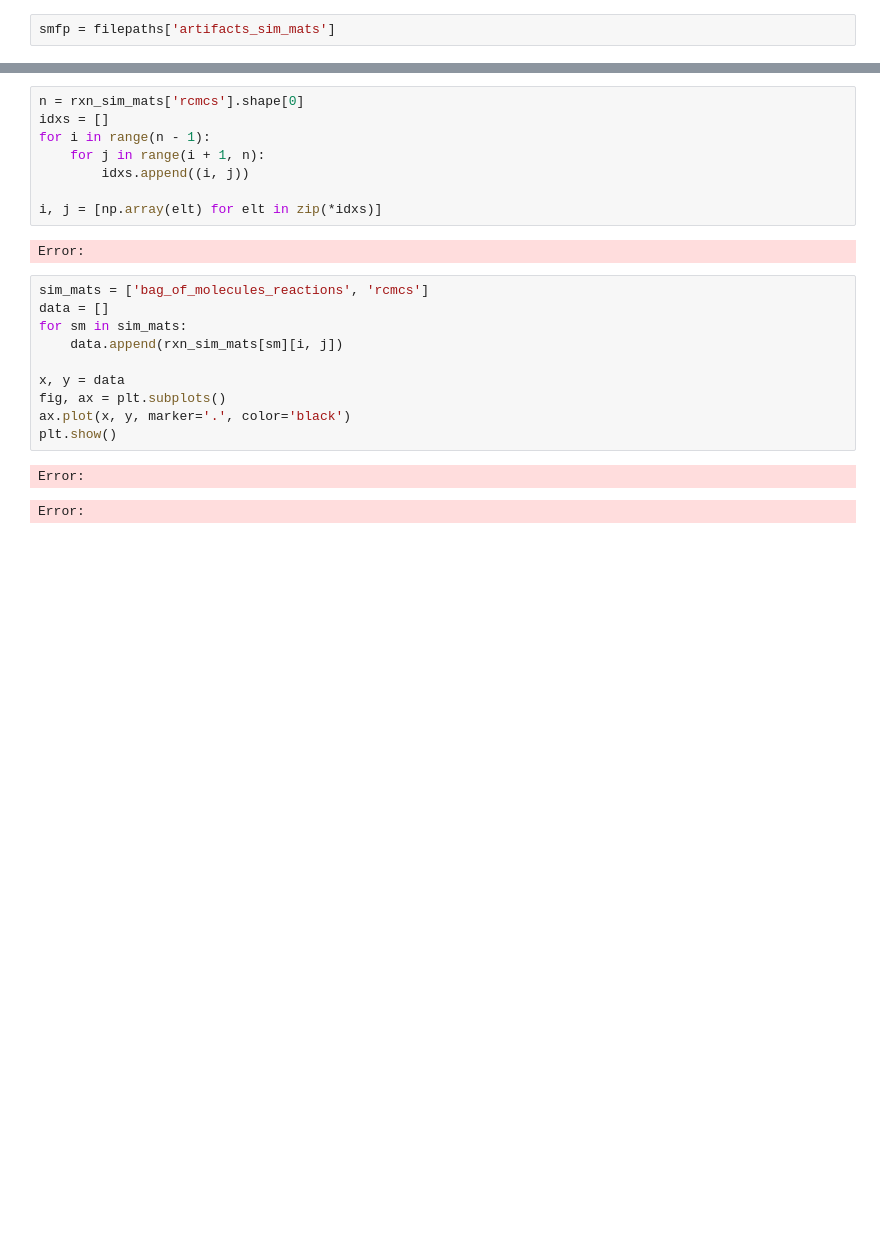
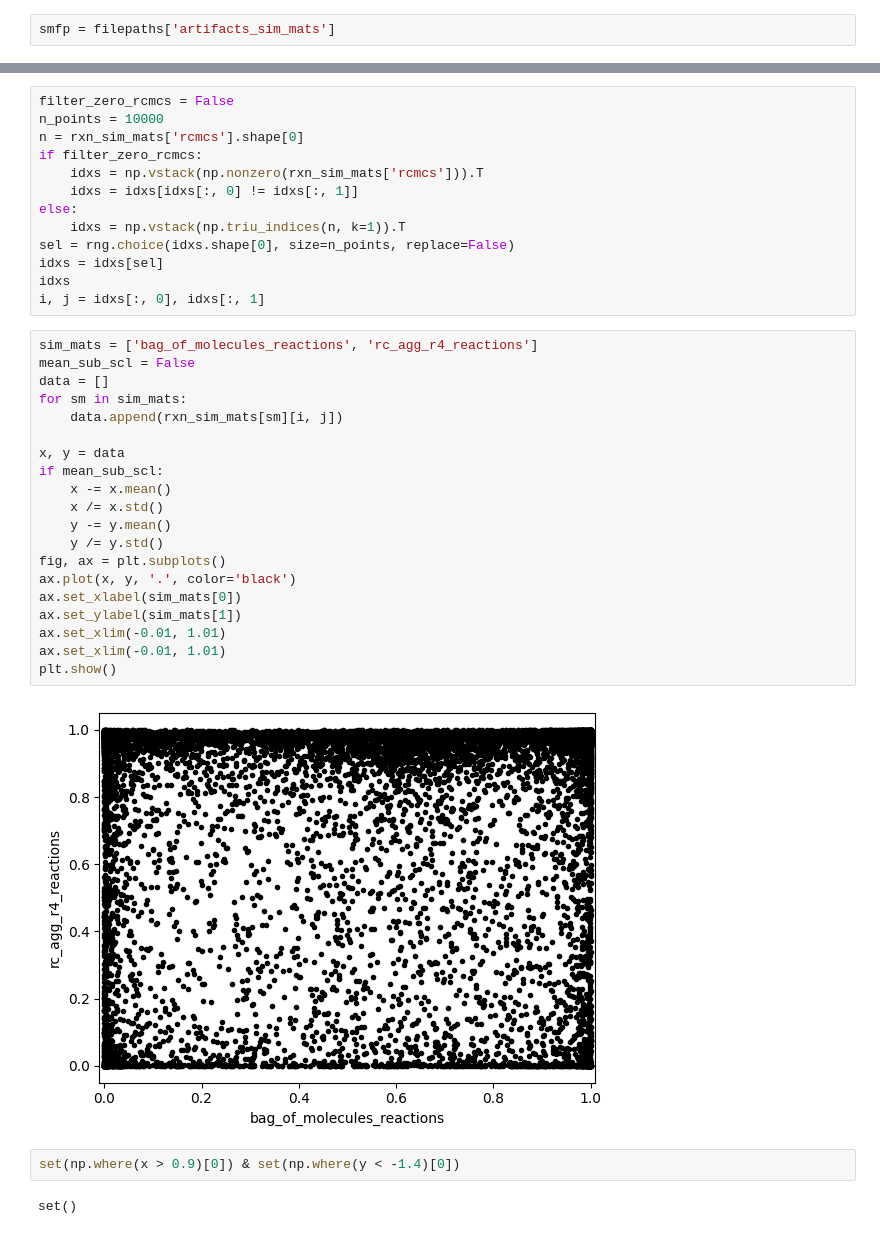
Before and after one commit to stefanpate/rcgnn, a Jupyter notebook: notebooks/similarity_metrics_analysis.ipynb, the cells around one changed output, grey strips where cells are left out. Drawn from its saved outputs; the diff is of its cells as text; blank space fills up the shorter version.

```diff
--- a/notebooks/similarity_metrics_analysis.ipynb
+++ b/notebooks/similarity_metrics_analysis.ipynb
@@ -21,23 +37,39 @@ rxn_sim_mats = {name: np.load(smfp / f"{dataset}_{toc}_{name}.npy")
-# %%
-n = rxn_sim_mats['rcmcs'].shape[0]
-idxs = []
-for i in range(n - 1):
-    for j in range(i + 1, n):
-        idxs.append((i, j))
-
-i, j = [np.array(elt) for elt in zip(*idxs)]
-# %% [output]
-Error:
+# %%
+filter_zero_rcmcs = False
+n_points = 10000
+n = rxn_sim_mats['rcmcs'].shape[0]
+if filter_zero_rcmcs:
+    idxs = np.vstack(np.nonzero(rxn_sim_mats['rcmcs'])).T
+    idxs = idxs[idxs[:, 0] != idxs[:, 1]]
+else:
+    idxs = np.vstack(np.triu_indices(n, k=1)).T
+sel = rng.choice(idxs.shape[0], size=n_points, replace=False)
+idxs = idxs[sel]
+idxs
+i, j = idxs[:, 0], idxs[:, 1]
 # %%
-sim_mats = ['bag_of_molecules_reactions', 'rcmcs']
+sim_mats = ['bag_of_molecules_reactions', 'rc_agg_r4_reactions']
+mean_sub_scl = False
 data = []
 for sm in sim_mats:
     data.append(rxn_sim_mats[sm][i, j])
 
 x, y = data
+if mean_sub_scl:
+    x -= x.mean()
+    x /= x.std()
+    y -= y.mean()
+    y /= y.std()
 fig, ax = plt.subplots()
-ax.plot(x, y, marker='.', color='black')
+ax.plot(x, y, '.', color='black')
+ax.set_xlabel(sim_mats[0])
+ax.set_ylabel(sim_mats[1])
+ax.set_xlim(-0.01, 1.01)
+ax.set_xlim(-0.01, 1.01)
 plt.show()
 # %% [output]
-Error:
-Error:
+[figure, added]
+# %%
+set(np.where(x > 0.9)[0]) & set(np.where(y < -1.4)[0])
+# %% [output]
+set()
```
Also changed, not shown: parts of 7 cells of this notebook, 2 other files.
